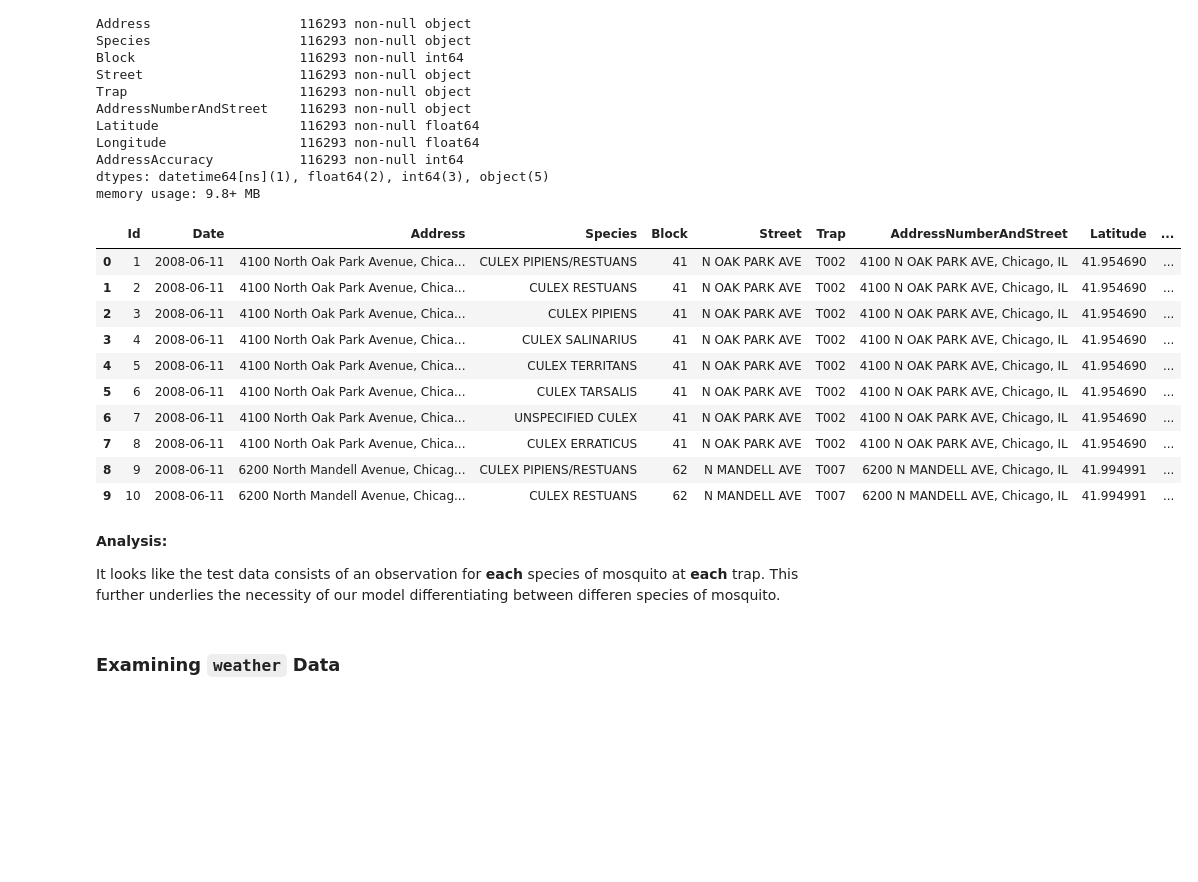
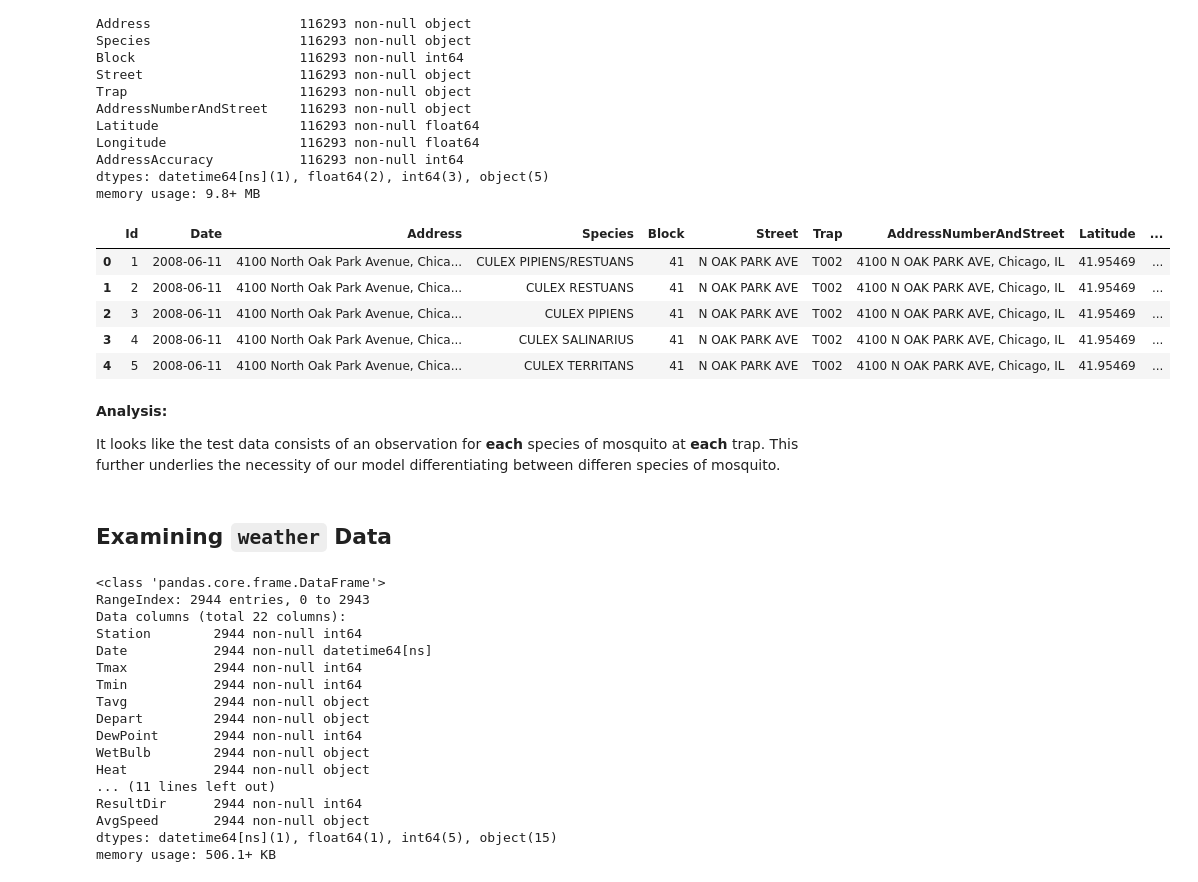
Before and after one commit to camarenad/wnv_prevention, a Jupyter notebook: jj/nb_suggested_order/01_Cleaning.ipynb, the cells around one changed output. Saved outputs shown, nothing was run; the diff lists cells and outputs as text; code cells hidden in the pictures; blank space fills up the shorter version.

```diff
--- a/jj/nb_suggested_order/01_Cleaning.ipynb
+++ b/jj/nb_suggested_order/01_Cleaning.ipynb
@@ -173,19 +115,14 @@ AddressAccuracy           116293 non-null int64
 dtypes: datetime64[ns](1), float64(2), int64(3), object(5)
 memory usage: 9.8+ MB
 # %%
-df_t.head(10)
+df_t.head()
 # %% [output]
 |  | Id | Date | Address | Species | Block | Street | Trap | AddressNumberAndStreet | Latitude | ... |
-| 0 | 1 | 2008-06-11 | 4100 North Oak Park Avenue, Chica... | CULEX PIPIENS/RESTUANS | 41 | N OAK PARK AVE | T002 | 4100 N OAK PARK AVE, Chicago, IL | 41.954690 | ... |
-| 1 | 2 | 2008-06-11 | 4100 North Oak Park Avenue, Chica... | CULEX RESTUANS | 41 | N OAK PARK AVE | T002 | 4100 N OAK PARK AVE, Chicago, IL | 41.954690 | ... |
-| 2 | 3 | 2008-06-11 | 4100 North Oak Park Avenue, Chica... | CULEX PIPIENS | 41 | N OAK PARK AVE | T002 | 4100 N OAK PARK AVE, Chicago, IL | 41.954690 | ... |
-| 3 | 4 | 2008-06-11 | 4100 North Oak Park Avenue, Chica... | CULEX SALINARIUS | 41 | N OAK PARK AVE | T002 | 4100 N OAK PARK AVE, Chicago, IL | 41.954690 | ... |
-| 4 | 5 | 2008-06-11 | 4100 North Oak Park Avenue, Chica... | CULEX TERRITANS | 41 | N OAK PARK AVE | T002 | 4100 N OAK PARK AVE, Chicago, IL | 41.954690 | ... |
-| 5 | 6 | 2008-06-11 | 4100 North Oak Park Avenue, Chica... | CULEX TARSALIS | 41 | N OAK PARK AVE | T002 | 4100 N OAK PARK AVE, Chicago, IL | 41.954690 | ... |
-| 6 | 7 | 2008-06-11 | 4100 North Oak Park Avenue, Chica... | UNSPECIFIED CULEX | 41 | N OAK PARK AVE | T002 | 4100 N OAK PARK AVE, Chicago, IL | 41.954690 | ... |
-| 7 | 8 | 2008-06-11 | 4100 North Oak Park Avenue, Chica... | CULEX ERRATICUS | 41 | N OAK PARK AVE | T002 | 4100 N OAK PARK AVE, Chicago, IL | 41.954690 | ... |
-| 8 | 9 | 2008-06-11 | 6200 North Mandell Avenue, Chicag... | CULEX PIPIENS/RESTUANS | 62 | N MANDELL AVE | T007 | 6200 N MANDELL AVE, Chicago, IL | 41.994991 | ... |
-| 9 | 10 | 2008-06-11 | 6200 North Mandell Avenue, Chicag... | CULEX RESTUANS | 62 | N MANDELL AVE | T007 | 6200 N MANDELL AVE, Chicago, IL | 41.994991 | ... |
+| 0 | 1 | 2008-06-11 | 4100 North Oak Park Avenue, Chica... | CULEX PIPIENS/RESTUANS | 41 | N OAK PARK AVE | T002 | 4100 N OAK PARK AVE, Chicago, IL | 41.95469 | ... |
+| 1 | 2 | 2008-06-11 | 4100 North Oak Park Avenue, Chica... | CULEX RESTUANS | 41 | N OAK PARK AVE | T002 | 4100 N OAK PARK AVE, Chicago, IL | 41.95469 | ... |
+| 2 | 3 | 2008-06-11 | 4100 North Oak Park Avenue, Chica... | CULEX PIPIENS | 41 | N OAK PARK AVE | T002 | 4100 N OAK PARK AVE, Chicago, IL | 41.95469 | ... |
+| 3 | 4 | 2008-06-11 | 4100 North Oak Park Avenue, Chica... | CULEX SALINARIUS | 41 | N OAK PARK AVE | T002 | 4100 N OAK PARK AVE, Chicago, IL | 41.95469 | ... |
+| 4 | 5 | 2008-06-11 | 4100 North Oak Park Avenue, Chica... | CULEX TERRITANS | 41 | N OAK PARK AVE | T002 | 4100 N OAK PARK AVE, Chicago, IL | 41.95469 | ... |
 # %% [markdown]
 **Analysis:**
 
@@ -193,4 +130,4 @@ It looks like the test data consists of an observation for **each** species of m
 # %%
 df.to_csv('../data/train_clean.csv')
 # %% [markdown]
-### Examining `weather` Data
+## Examining `weather` Data
@@ -196,0 +136,20 @@ df.to_csv('../data/train_clean.csv')
+# %%
+data.info()
+# %% [output]
+<class 'pandas.core.frame.DataFrame'>
+RangeIndex: 2944 entries, 0 to 2943
+Data columns (total 22 columns):
+Station        2944 non-null int64
+Date           2944 non-null datetime64[ns]
+Tmax           2944 non-null int64
+Tmin           2944 non-null int64
+Tavg           2944 non-null object
+Depart         2944 non-null object
+DewPoint       2944 non-null int64
+WetBulb        2944 non-null object
+Heat           2944 non-null object
+... (11 lines left out)
+ResultDir      2944 non-null int64
+AvgSpeed       2944 non-null object
+dtypes: datetime64[ns](1), float64(1), int64(5), object(15)
+memory usage: 506.1+ KB
```
Also changed, not shown: parts of 77 cells of this notebook, 2 other files.
